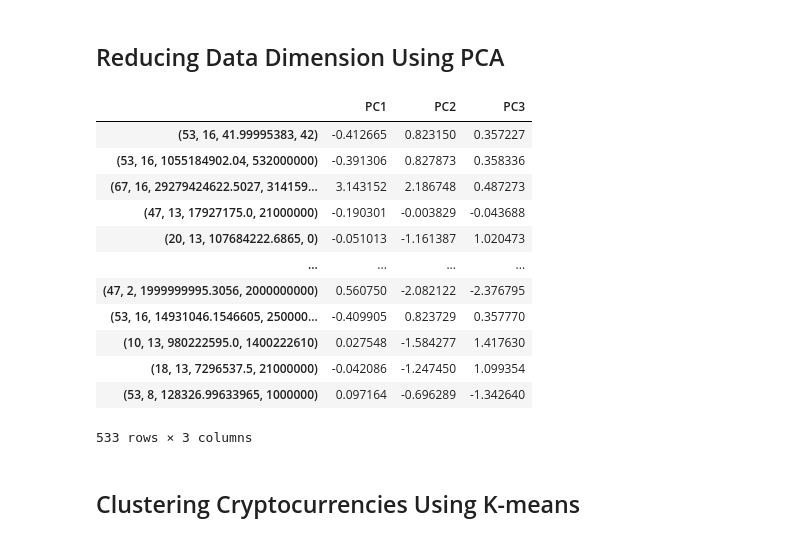
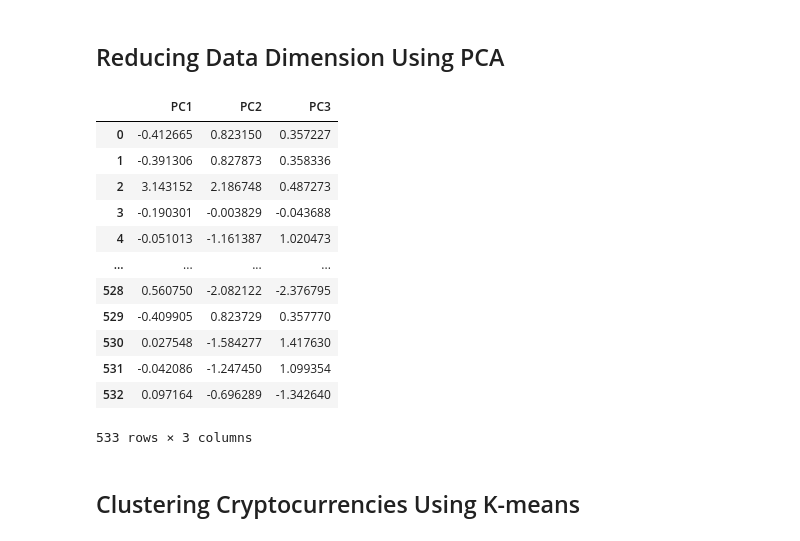
Before and after one commit to HannahEG/Cryptocurrencies, a Jupyter notebook: CryptocurrenciesChallenge18.ipynb, the cells around one changed output. Cells and saved outputs as stored; diff of their text form; code cells hidden in the pictures.

```diff
--- a/CryptocurrenciesChallenge18.ipynb
+++ b/CryptocurrenciesChallenge18.ipynb
@@ -175,22 +174,22 @@ X_pca = pca.fit_transform(X)
 # %%
 # Transform PCA data to a Dataframe
 pca_df = pd.DataFrame(
-    data=X_pca, columns=['PC1', 'PC2', 'PC3'], index=cleaned_crypto_df
+    data=X_pca, columns=['PC1', 'PC2', 'PC3']
 )
 pca_df
 # %% [output]
 |  | PC1 | PC2 | PC3 |
-| (53, 16, 41.99995383, 42) | -0.412665 | 0.823150 | 0.357227 |
-| (53, 16, 1055184902.04, 532000000) | -0.391306 | 0.827873 | 0.358336 |
-| (67, 16, 29279424622.5027, 314159... | 3.143152 | 2.186748 | 0.487273 |
-| (47, 13, 17927175.0, 21000000) | -0.190301 | -0.003829 | -0.043688 |
-| (20, 13, 107684222.6865, 0) | -0.051013 | -1.161387 | 1.020473 |
+| 0 | -0.412665 | 0.823150 | 0.357227 |
+| 1 | -0.391306 | 0.827873 | 0.358336 |
+| 2 | 3.143152 | 2.186748 | 0.487273 |
+| 3 | -0.190301 | -0.003829 | -0.043688 |
+| 4 | -0.051013 | -1.161387 | 1.020473 |
 | ... | ... | ... | ... |
-| (47, 2, 1999999995.3056, 2000000000) | 0.560750 | -2.082122 | -2.376795 |
-| (53, 16, 14931046.1546605, 250000... | -0.409905 | 0.823729 | 0.357770 |
-| (10, 13, 980222595.0, 1400222610) | 0.027548 | -1.584277 | 1.417630 |
-| (18, 13, 7296537.5, 21000000) | -0.042086 | -1.247450 | 1.099354 |
-| (53, 8, 128326.99633965, 1000000) | 0.097164 | -0.696289 | -1.342640 |
+| 528 | 0.560750 | -2.082122 | -2.376795 |
+| 529 | -0.409905 | 0.823729 | 0.357770 |
+| 530 | 0.027548 | -1.584277 | 1.417630 |
+| 531 | -0.042086 | -1.247450 | 1.099354 |
+| 532 | 0.097164 | -0.696289 | -1.342640 |
 533 rows × 3 columns
 # %% [markdown]
 ## Clustering Cryptocurrencies Using K-means
```
Also changed, not shown: parts of 15 cells of this notebook.
